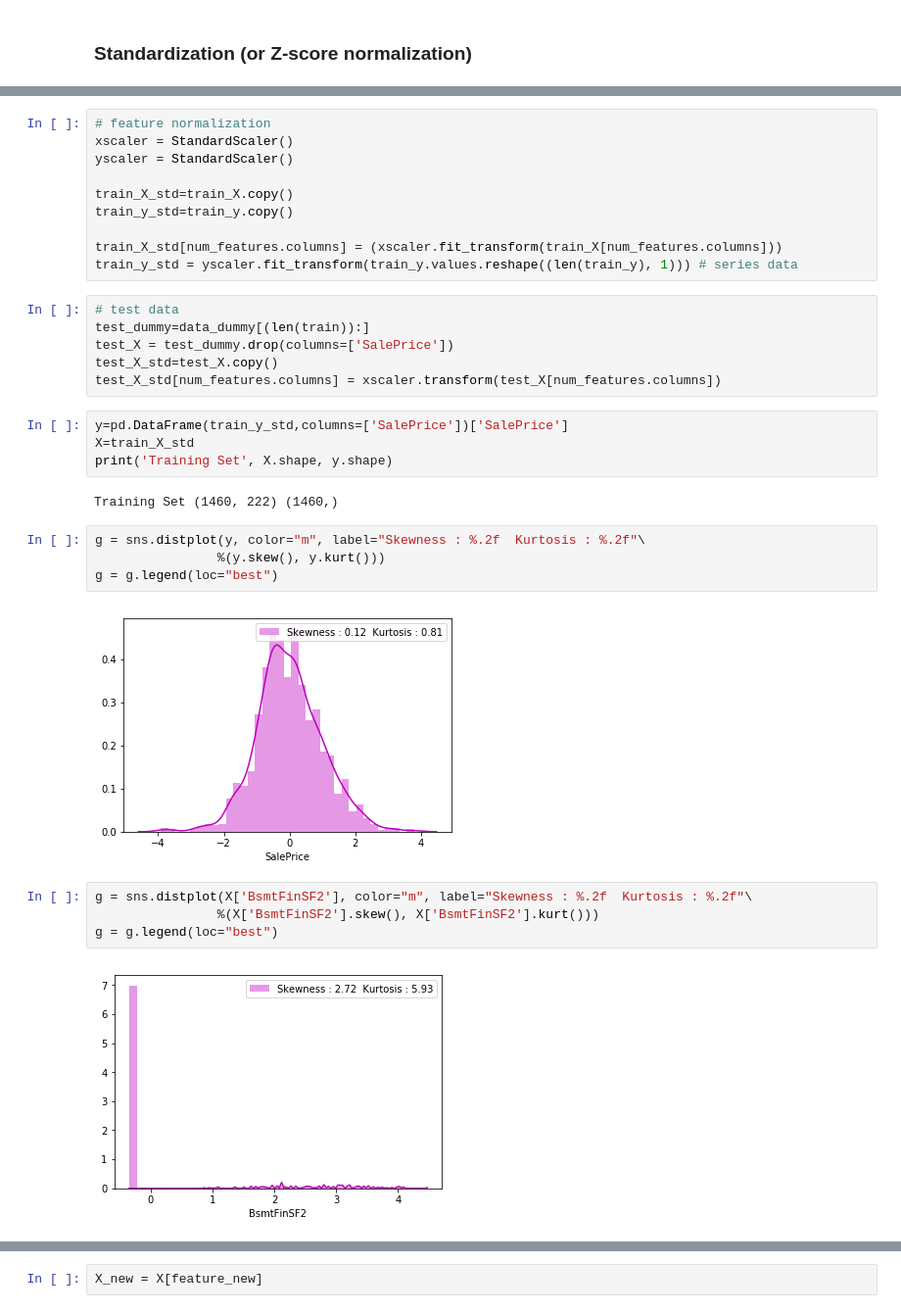
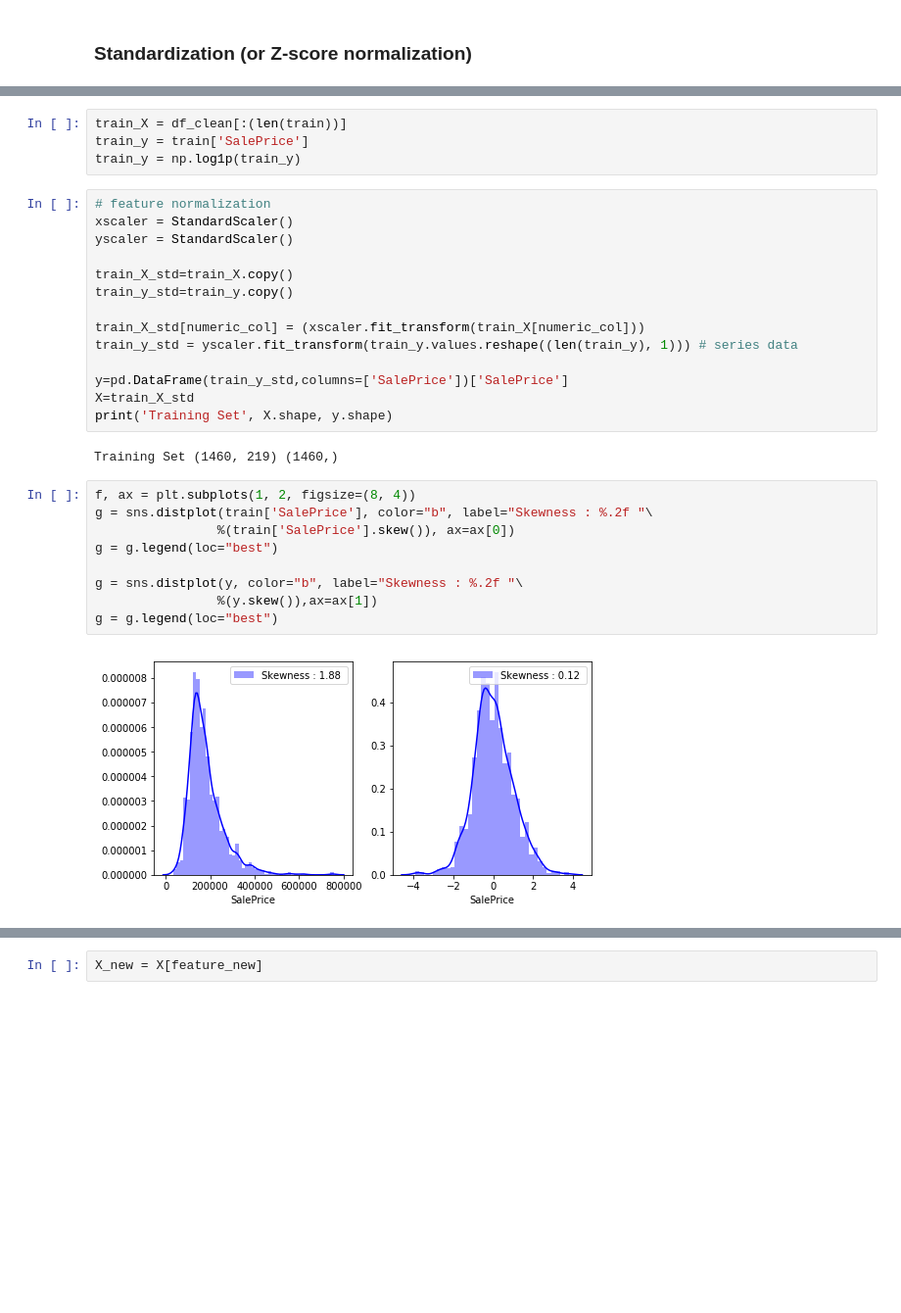
Before and after one commit to hanzhang0420/Housing, a Jupyter notebook: Housing.ipynb, the cells around one changed output, grey strips where cells are left out. Shown: that part at 98% size. Saved outputs shown, nothing was run; the diff lists cells and outputs as text; blank space fills up the shorter version.

```diff
--- a/Housing.ipynb
+++ b/Housing.ipynb
@@ -212,3 +162,7 @@ num_features = data_clean.drop(columns=['SalePrice']).select_dtypes(include=[np.
+# %%
+train_X = df_clean[:(len(train))]
+train_y = train['SalePrice']
+train_y = np.log1p(train_y)
 # %%
 # feature normalization
 xscaler = StandardScaler()
@@ -217,30 +171,23 @@ yscaler = StandardScaler()
 train_X_std=train_X.copy()
 train_y_std=train_y.copy()
 
-train_X_std[num_features.columns] = (xscaler.fit_transform(train_X[num_features.columns]))
+train_X_std[numeric_col] = (xscaler.fit_transform(train_X[numeric_col]))
 train_y_std = yscaler.fit_transform(train_y.values.reshape((len(train_y), 1))) # series data
+
+y=pd.DataFrame(train_y_std,columns=['SalePrice'])['SalePrice']
+X=train_X_std
+print('Training Set', X.shape, y.shape)
+# %% [output]
+Training Set (1460, 219) (1460,)
-# %%
-# test data
-test_dummy=data_dummy[(len(train)):]
-test_X = test_dummy.drop(columns=['SalePrice'])
-test_X_std=test_X.copy()
-test_X_std[num_features.columns] = xscaler.transform(test_X[num_features.columns])
-# %%
-y=pd.DataFrame(train_y_std,columns=['SalePrice'])['SalePrice']
-X=train_X_std
-print('Training Set', X.shape, y.shape)
-# %% [output]
-Training Set (1460, 222) (1460,)
-# %%
-g = sns.distplot(y, color="m", label="Skewness : %.2f  Kurtosis : %.2f"\
-                %(y.skew(), y.kurt()))
-g = g.legend(loc="best")
-# %% [output]
-[figure, removed]
-# %%
-g = sns.distplot(X['BsmtFinSF2'], color="m", label="Skewness : %.2f  Kurtosis : %.2f"\
-                %(X['BsmtFinSF2'].skew(), X['BsmtFinSF2'].kurt()))
-g = g.legend(loc="best")
-# %% [output]
-[figure, removed]
+# %%
+f, ax = plt.subplots(1, 2, figsize=(8, 4))
+g = sns.distplot(train['SalePrice'], color="b", label="Skewness : %.2f "\
+                %(train['SalePrice'].skew()), ax=ax[0])
+g = g.legend(loc="best")
+
+g = sns.distplot(y, color="b", label="Skewness : %.2f "\
+                %(y.skew()),ax=ax[1])
+g = g.legend(loc="best")
+# %% [output]
+[figure, added]
 # %% [markdown]
```
Also changed, not shown: parts of 100 cells of this notebook, 1 other file.
